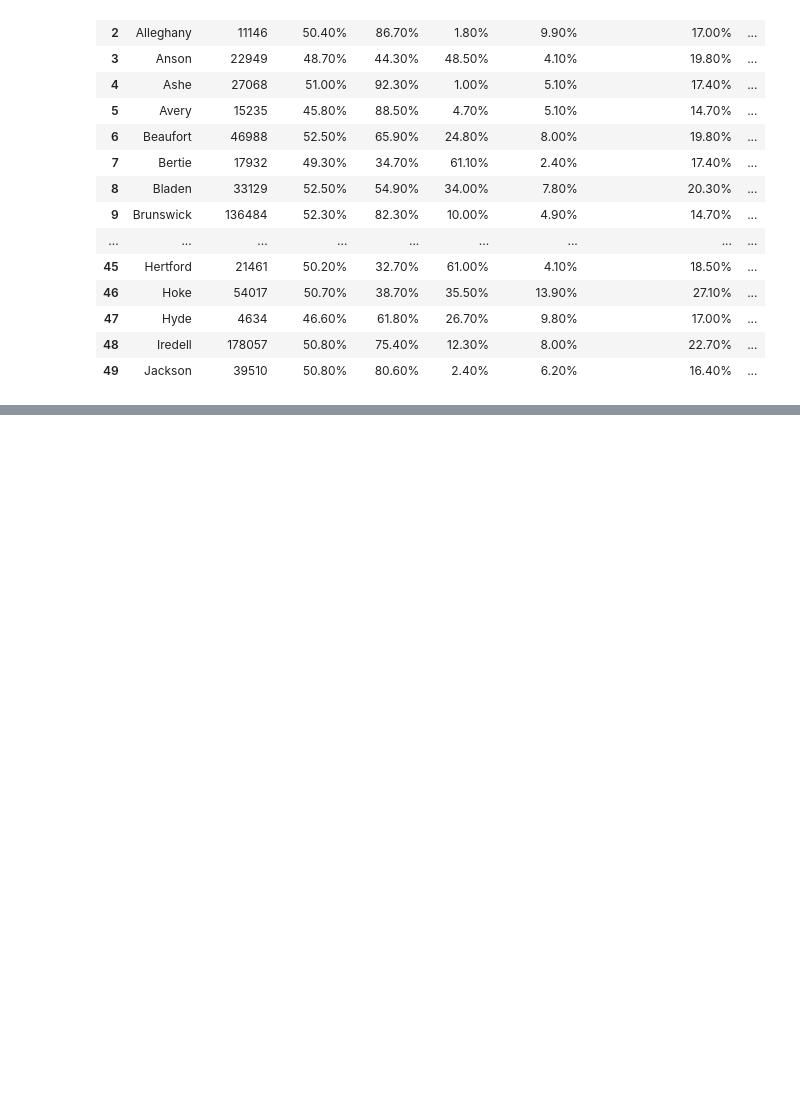
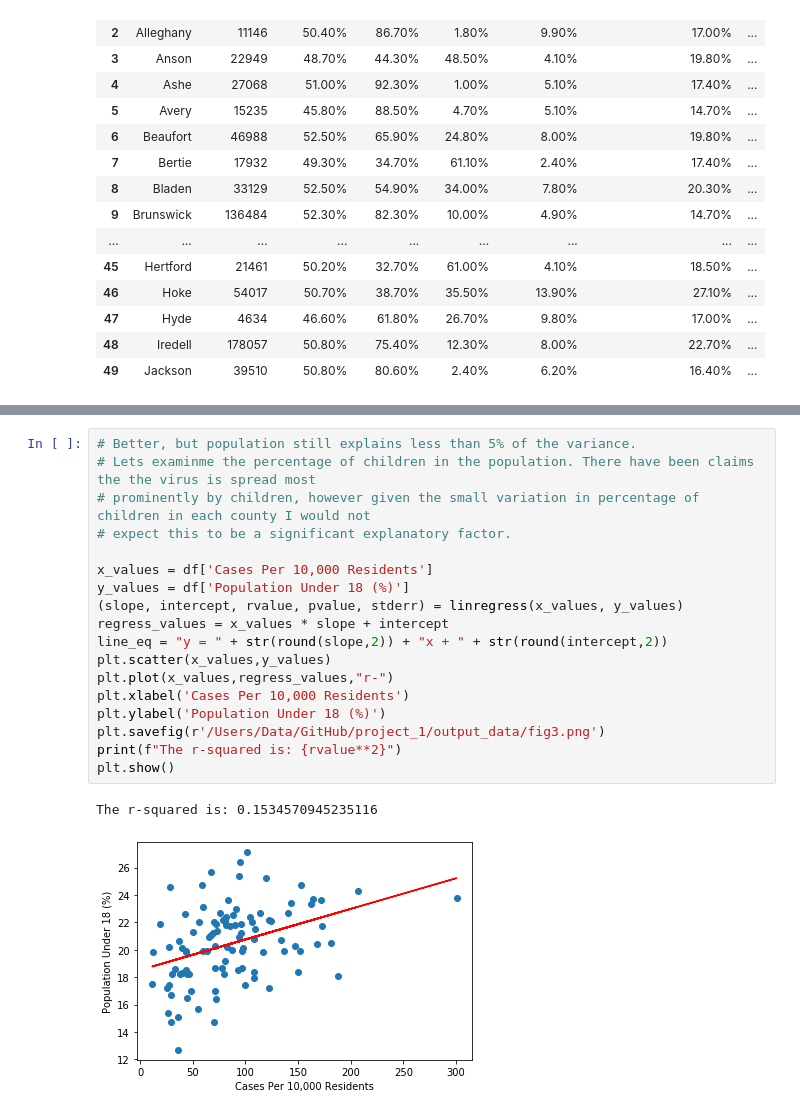
Before and after one commit to colbyhoke/project_1, a Jupyter notebook: covidapi_demo.ipynb, the cells around one changed output, grey strips where cells are left out. Drawn from its saved outputs; the diff is of its cells as text; blank space fills up the shorter version.

```diff
--- a/covidapi_demo.ipynb
+++ b/covidapi_demo.ipynb
@@ -517,0 +544,21 @@ The r-squared is: 0.025388019699167846
+# %%
+# Better, but population still explains less than 5% of the variance.
+# Lets examinme the percentage of children in the population. There have been claims the the virus is spread most
+# prominently by children, however given the small variation in percentage of children in each county I would not
+# expect this to be a significant explanatory factor.
+
+x_values = df['Cases Per 10,000 Residents']
+y_values = df['Population Under 18 (%)']
+(slope, intercept, rvalue, pvalue, stderr) = linregress(x_values, y_values)
+regress_values = x_values * slope + intercept
+line_eq = "y = " + str(round(slope,2)) + "x + " + str(round(intercept,2))
+plt.scatter(x_values,y_values)
+plt.plot(x_values,regress_values,"r-")
+plt.xlabel('Cases Per 10,000 Residents')
+plt.ylabel('Population Under 18 (%)')
+plt.savefig(r'/Users/Data/GitHub/project_1/output_data/fig3.png')
+print(f"The r-squared is: {rvalue**2}")
+plt.show()
+# %% [output]
+The r-squared is: 0.1534570945235116
+[figure, added]
```
Also changed, not shown: parts of 26 cells of this notebook, 10 other files.
